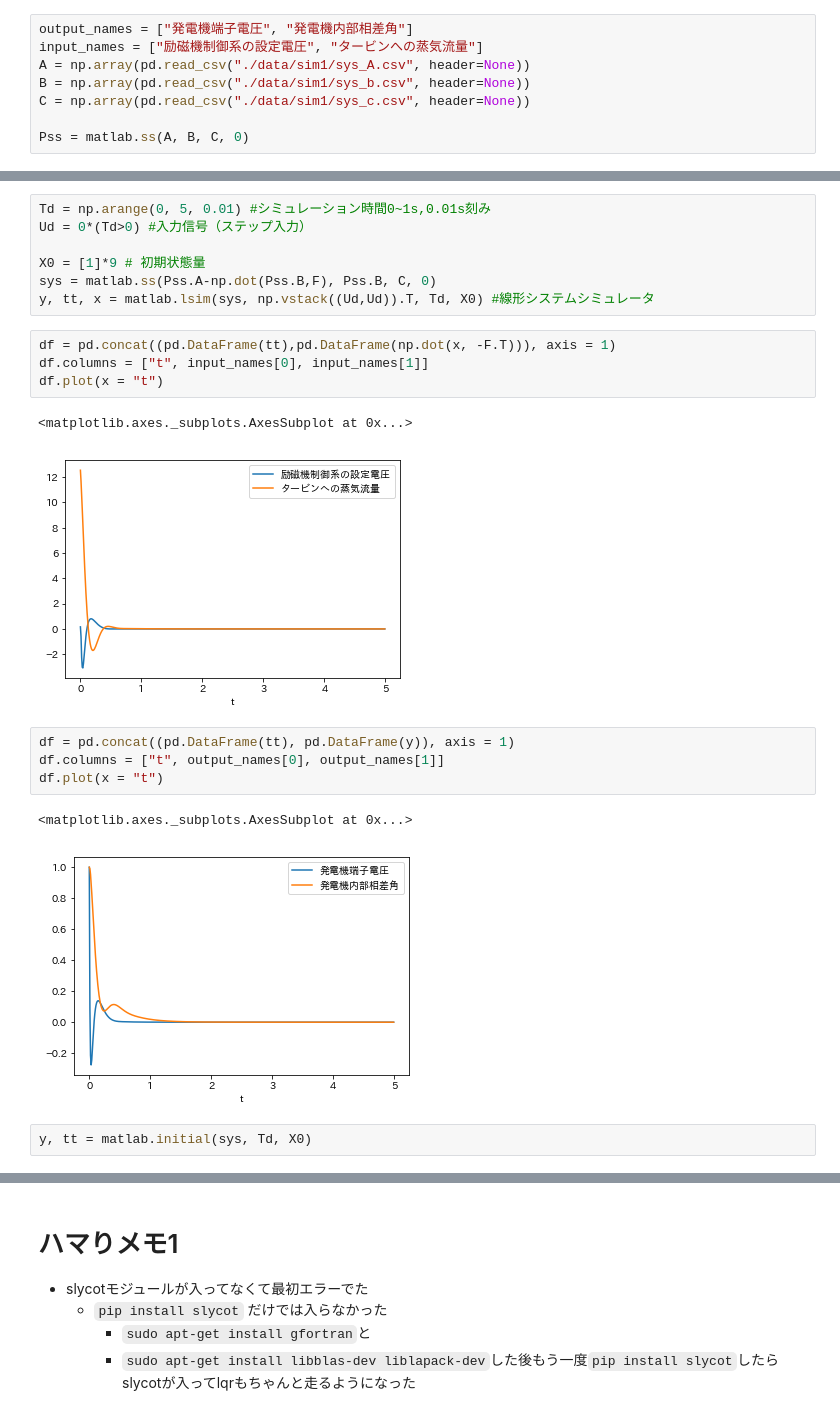
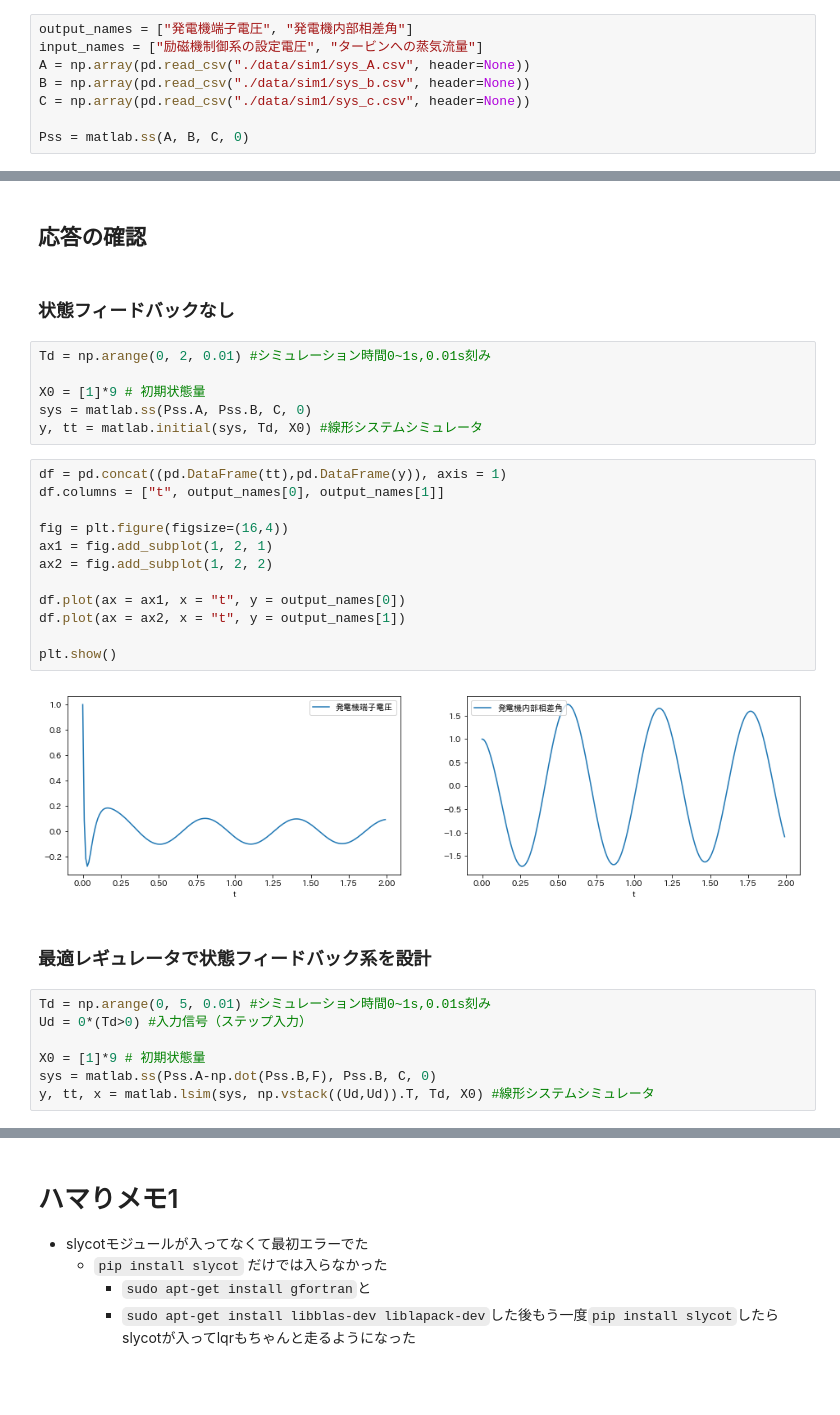
Before and after one commit to gomi-kuzu/wakariyasui_modern_control, a Jupyter notebook: 9章らへん.ipynb, the cells around one changed output, grey strips where cells are left out. Saved outputs shown, nothing was run; the diff lists cells and outputs as text; blank space fills up the shorter version.

```diff
--- a/9章らへん.ipynb
+++ b/9章らへん.ipynb
@@ -42,3 +50,29 @@ array([-107.930374 +15.291009j, -107.930374 -15.291009j,
+# %% [markdown]
+## 応答の確認
+# %% [markdown]
+### 状態フィードバックなし
+# %%
+Td = np.arange(0, 2, 0.01) #シミュレーション時間0~1s,0.01s刻み
+
+X0 = [1]*9 # 初期状態量
+sys = matlab.ss(Pss.A, Pss.B, C, 0)
+y, tt = matlab.initial(sys, Td, X0) #線形システムシミュレータ
+# %%
+df = pd.concat((pd.DataFrame(tt),pd.DataFrame(y)), axis = 1)
+df.columns = ["t", output_names[0], output_names[1]]
+
+fig = plt.figure(figsize=(16,4))
+ax1 = fig.add_subplot(1, 2, 1)
+ax2 = fig.add_subplot(1, 2, 2)
+
+df.plot(ax = ax1, x = "t", y = output_names[0])
+df.plot(ax = ax2, x = "t", y = output_names[1])
+
+plt.show()
+# %% [output]
+[figure, added]
+# %% [markdown]
+### 最適レギュレータで状態フィードバック系を設計
 # %%
 Td = np.arange(0, 5, 0.01) #シミュレーション時間0~1s,0.01s刻み
 Ud = 0*(Td>0) #入力信号（ステップ入力）
@@ -46,19 +80,3 @@ Ud = 0*(Td>0) #入力信号（ステップ入力）
 X0 = [1]*9 # 初期状態量
 sys = matlab.ss(Pss.A-np.dot(Pss.B,F), Pss.B, C, 0)
 y, tt, x = matlab.lsim(sys, np.vstack((Ud,Ud)).T, Td, X0) #線形システムシミュレータ
-# %%
-df = pd.concat((pd.DataFrame(tt),pd.DataFrame(np.dot(x, -F.T))), axis = 1)
-df.columns = ["t", input_names[0], input_names[1]]
-df.plot(x = "t")
-# %% [output]
-<matplotlib.axes._subplots.AxesSubplot at 0x...>
-[figure, removed]
-# %%
-df = pd.concat((pd.DataFrame(tt), pd.DataFrame(y)), axis = 1)
-df.columns = ["t", output_names[0], output_names[1]]
-df.plot(x = "t")
-# %% [output]
-<matplotlib.axes._subplots.AxesSubplot at 0x...>
-[figure, removed]
-# %%
-y, tt = matlab.initial(sys, Td, X0)
```
Also changed, not shown: parts of 12 cells of this notebook.
